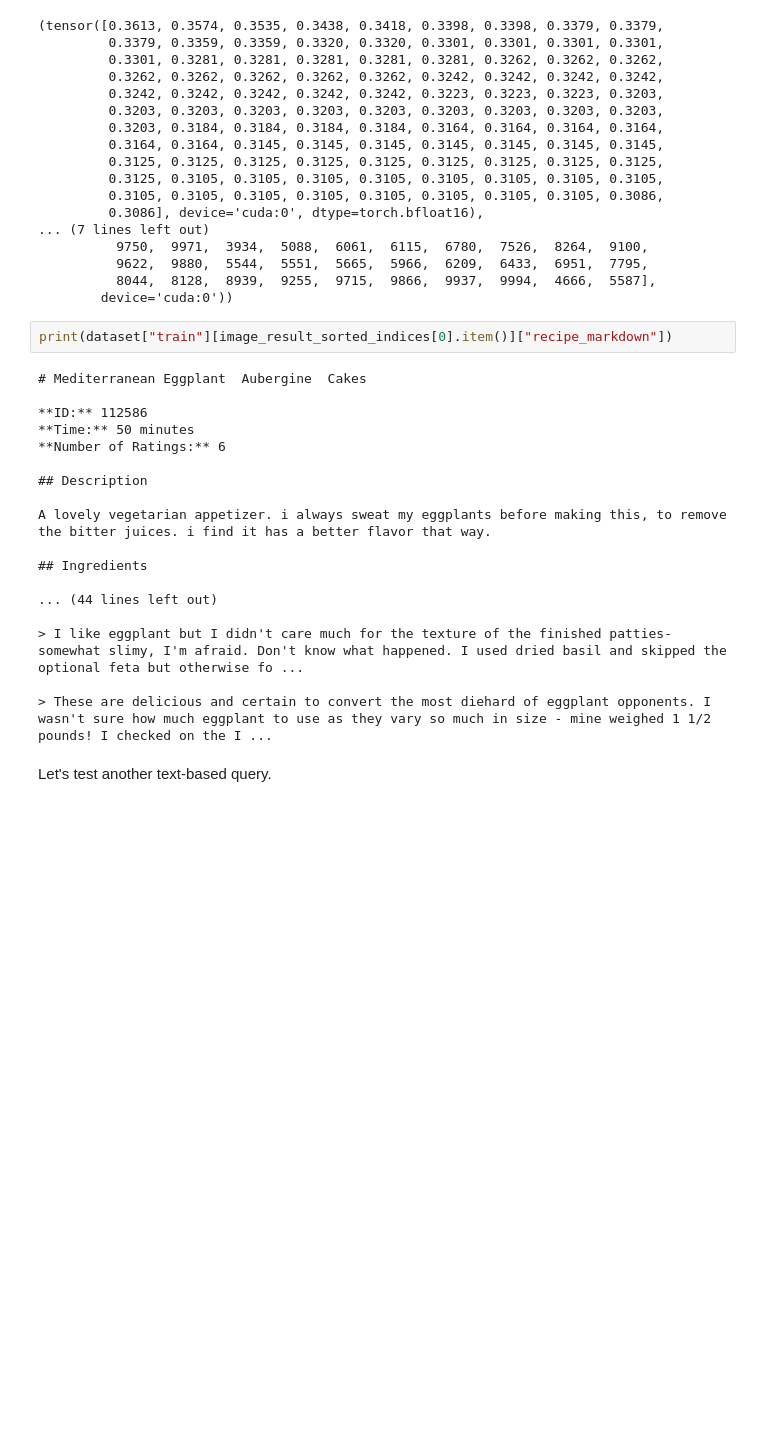
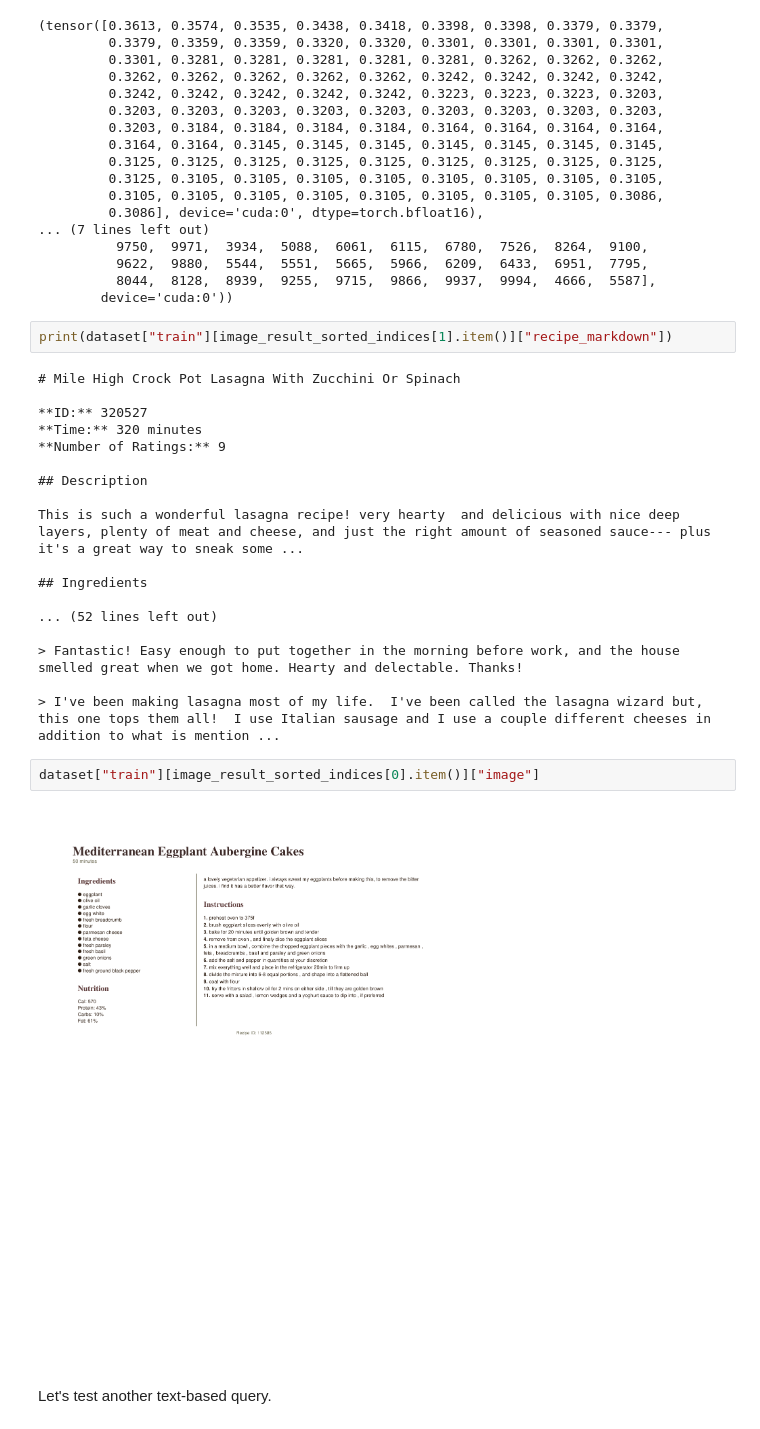
Before and after one commit to mrdbourke/learn-huggingface, a Jupyter notebook: notebooks/hugging_face_multimodal_rag_tutorial.ipynb, the cells around one changed output. Saved outputs shown, nothing was run; the diff lists cells and outputs as text; blank space fills up the shorter version.

```diff
--- a/notebooks/hugging_face_multimodal_rag_tutorial.ipynb
+++ b/notebooks/hugging_face_multimodal_rag_tutorial.ipynb
@@ -467,25 +470,29 @@ image_result_sorted_scores, image_result_sorted_indices
           8044,  8128,  8939,  9255,  9715,  9866,  9937,  9994,  4666,  5587],
         device='cuda:0'))
 # %%
-print(dataset["train"][image_result_sorted_indices[0].item()]["recipe_markdown"])
+print(dataset["train"][image_result_sorted_indices[1].item()]["recipe_markdown"])
 # %% [output]
-# Mediterranean Eggplant  Aubergine  Cakes
+# Mile High Crock Pot Lasagna With Zucchini Or Spinach
 
-**ID:** 112586
-**Time:** 50 minutes
-**Number of Ratings:** 6
+**ID:** 320527
+**Time:** 320 minutes
+**Number of Ratings:** 9
 
 ## Description
 
-A lovely vegetarian appetizer. i always sweat my eggplants before making this, to remove the bitter juices. i find it has a better flavor that way.
+This is such a wonderful lasagna recipe! very hearty  and delicious with nice deep layers, plenty of meat and cheese, and just the right amount of seasoned sauce--- plus it's a great way to sneak some ...
 
 ## Ingredients
 
-... (44 lines left out)
+... (52 lines left out)
 
-> I like eggplant but I didn't care much for the texture of the finished patties-somewhat slimy, I'm afraid. Don't know what happened. I used dried basil and skipped the optional feta but otherwise fo ...
+> Fantastic! Easy enough to put together in the morning before work, and the house smelled great when we got home. Hearty and delectable. Thanks!
 
-> These are delicious and certain to convert the most diehard of eggplant opponents. I wasn't sure how much eggplant to use as they vary so much in size - mine weighed 1 1/2 pounds! I checked on the I ...
+> I've been making lasagna most of my life.  I've been called the lasagna wizard but, this one tops them all!  I use Italian sausage and I use a couple different cheeses in addition to what is mention ...
+# %%
+dataset["train"][image_result_sorted_indices[0].item()]["image"]
+# %% [output]
+[figure, added]
 # %% [markdown]
 Let's test another text-based query.
 # %%
```
Also changed, not shown: parts of 25 cells of this notebook, 44 other files.
